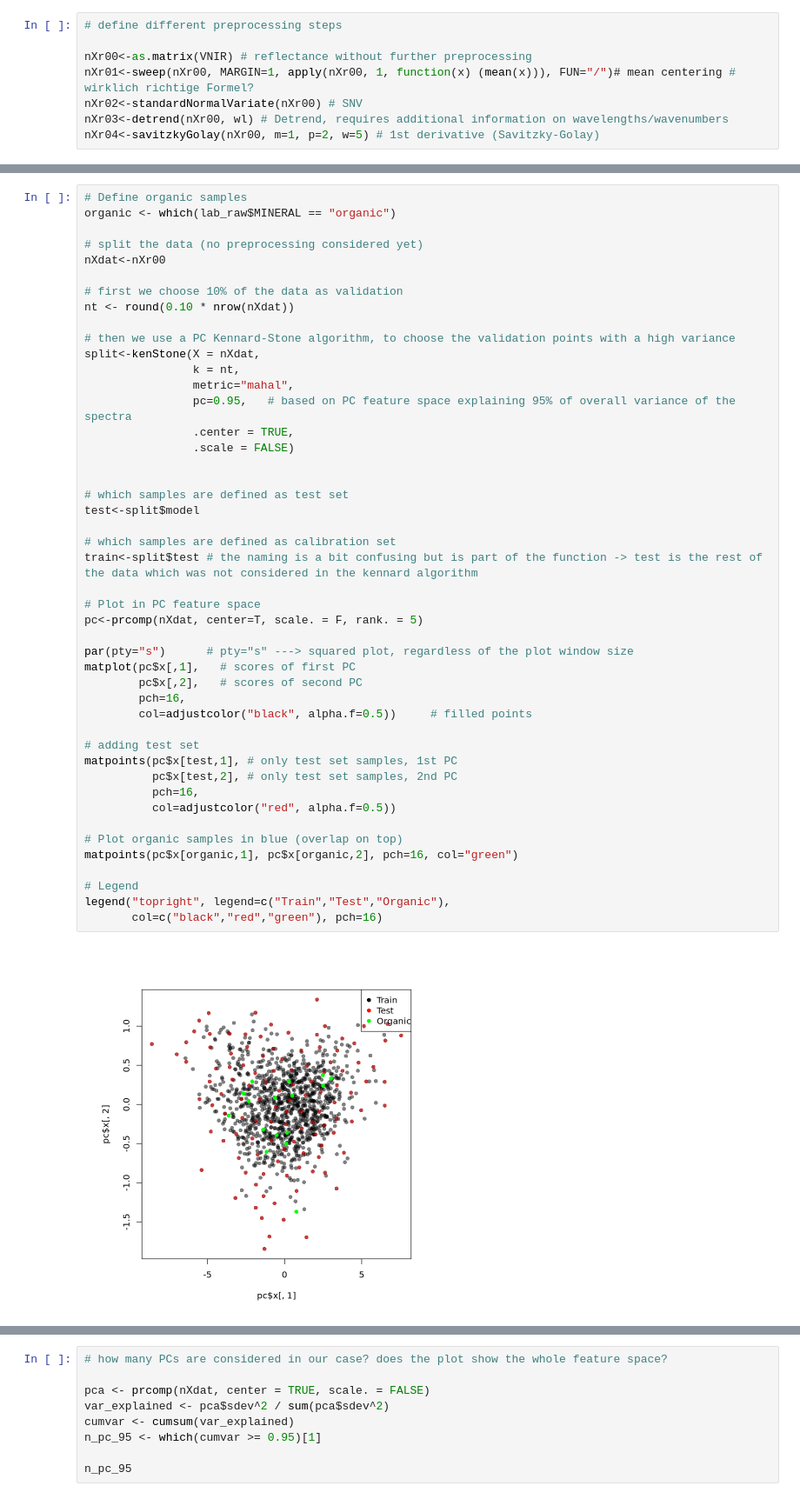
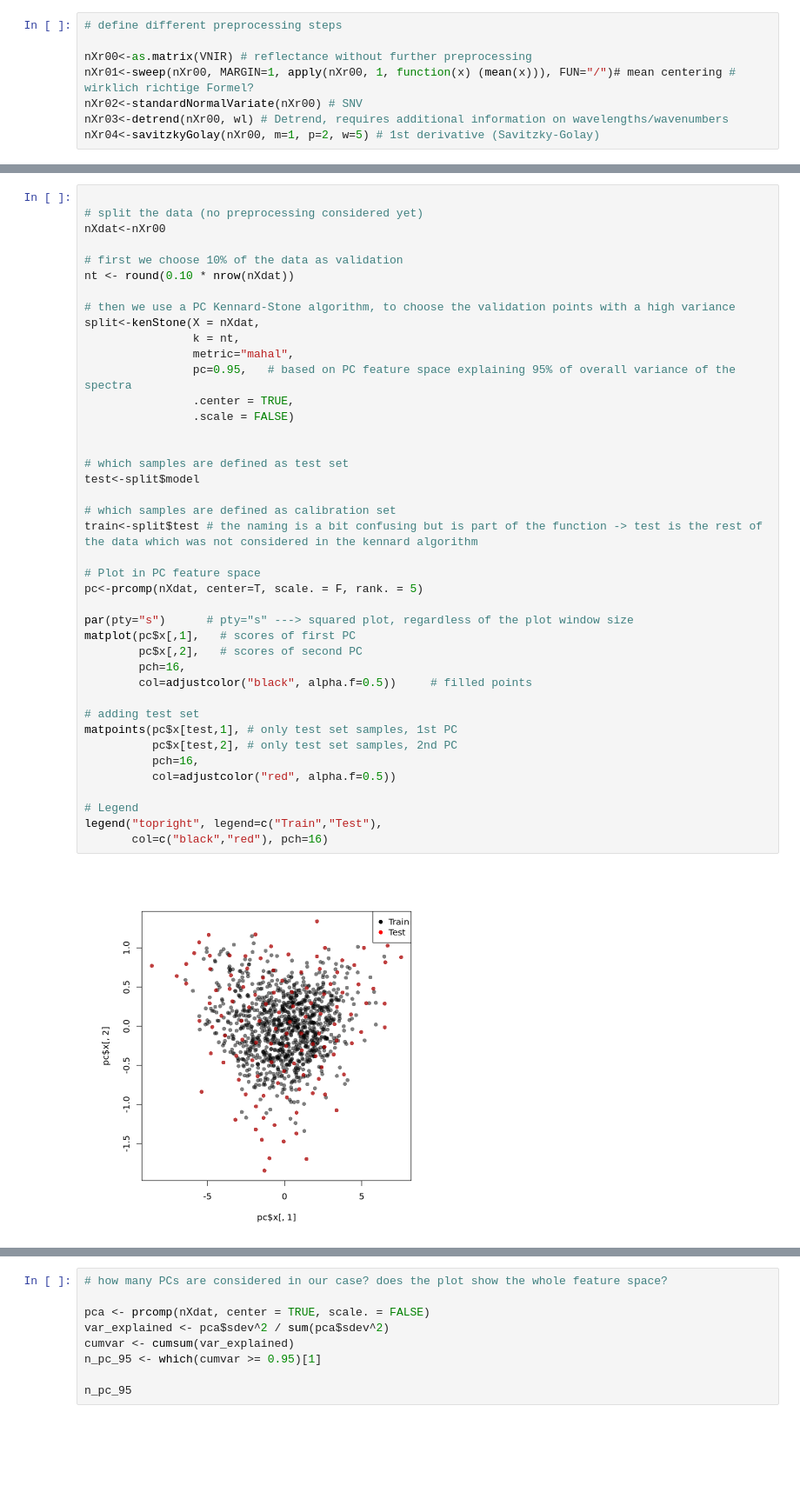
Before and after one commit to lcaspari/italy_soc, a Jupyter notebook: SOC_italy.ipynb, the cells around one changed output, grey strips where cells are left out. Shown at 87% size. Drawn from its saved outputs; the diff is of its cells as text; blank space fills up the shorter version.

```diff
--- a/SOC_italy.ipynb
+++ b/SOC_italy.ipynb
@@ -134,6 +142,4 @@ nXr04<-savitzkyGolay(nXr00, m=1, p=2, w=5) # 1st derivative (Savitzky-Golay)
 # %%
-# Define organic samples
-organic <- which(lab_raw$MINERAL == "organic")
 
 # split the data (no preprocessing considered yet)
 nXdat<-nXr00
@@ -146,36 +152,33 @@ split<-kenStone(X = nXdat,
                 k = nt,
                 metric="mahal",
                 pc=0.95,   # based on PC feature space explaining 95% of overall variance of the spectra
                 .center = TRUE,
                 .scale = FALSE)
 
 
 # which samples are defined as test set
 test<-split$model
 
 # which samples are defined as calibration set
 train<-split$test # the naming is a bit confusing but is part of the function -> test is the rest of the data which was not considered in the kennard algorithm
 
 # Plot in PC feature space
 pc<-prcomp(nXdat, center=T, scale. = F, rank. = 5)
 
 par(pty="s")      # pty="s" ---> squared plot, regardless of the plot window size
 matplot(pc$x[,1],   # scores of first PC
         pc$x[,2],   # scores of second PC
         pch=16,
         col=adjustcolor("black", alpha.f=0.5))     # filled points
 
 # adding test set
 matpoints(pc$x[test,1], # only test set samples, 1st PC
           pc$x[test,2], # only test set samples, 2nd PC
           pch=16,
           col=adjustcolor("red", alpha.f=0.5))
 
-# Plot organic samples in blue (overlap on top)
-matpoints(pc$x[organic,1], pc$x[organic,2], pch=16, col="green")
-
 # Legend
-legend("topright", legend=c("Train","Test","Organic"),
-       col=c("black","red","green"), pch=16)
+legend("topright", legend=c("Train","Test"),
+       col=c("black","red"), pch=16)
 # %% [output]
-[figure, old version]
+[figure, new version]
```
Also changed, not shown: parts of 19 cells of this notebook, 1 other file.
